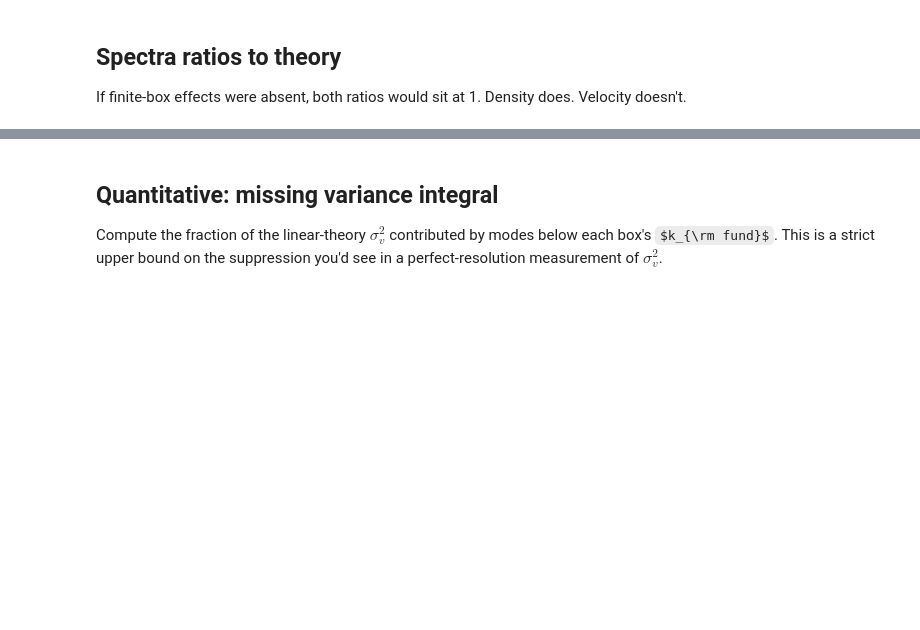
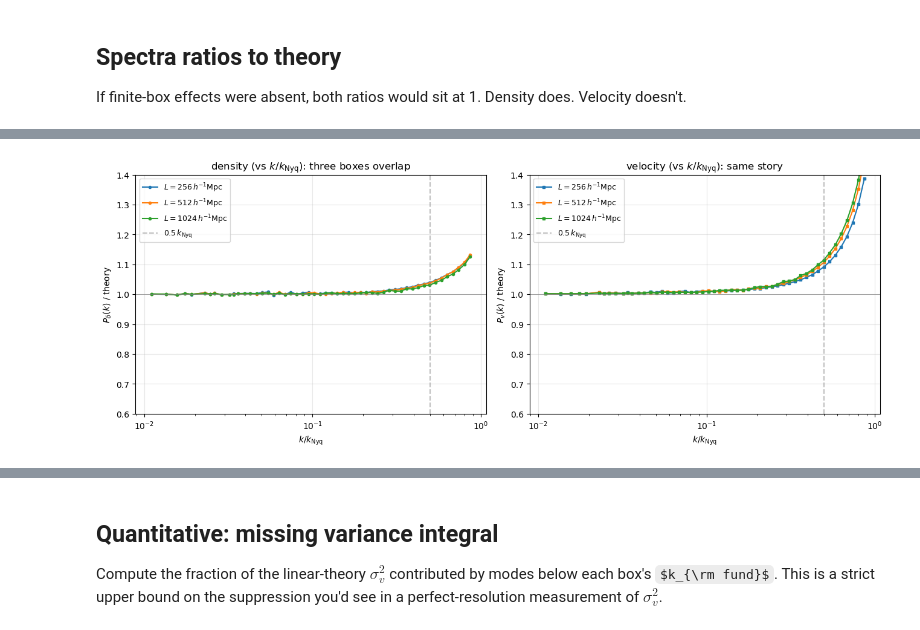
Before and after one commit to jeonggyukim/cosmo-sim, a Jupyter notebook: notebooks/02_box_size_sensitivity.ipynb, the cells around one changed output, grey strips where cells are left out. Cells and saved outputs as stored; diff of their text form; code cells hidden in the pictures; some formulas as TeX source; blank space fills up the shorter version.

```diff
--- a/notebooks/02_box_size_sensitivity.ipynb
+++ b/notebooks/02_box_size_sensitivity.ipynb
@@ -95,0 +104,26 @@ plt.show()
+# %%
+fig, ax = plt.subplots(1, 2, figsize=(13, 4.8), constrained_layout=True)
+
+for L, c in zip(BOXES, colors):
+    d = runs[L]
+    knyq = np.pi * (256 / L)                       # k_Nyq in h/Mpc
+    pk_th = th.Pk(d['pk']['k'])
+    pv_th = th.Pv(d['pv']['k'])
+    ax[0].semilogx(d['pk']['k']/knyq, d['pk']['P_raw']/pk_th, 'o-', color=c, ms=3,
+                   label=fr'$L={L}\,h^{{-1}}$Mpc')
+    ax[1].semilogx(d['pv']['k']/knyq, d['pv']['Pv_raw']/pv_th, 's-', color=c, ms=3,
+                   label=fr'$L={L}\,h^{{-1}}$Mpc')
+
+for a, lbl in zip(ax, [r'$P_\delta(k)$ / theory', r'$P_v(k)$ / theory']):
+    a.axhline(1, color='gray', lw=0.5)
+    a.axvline(0.5, color='gray', ls='--', alpha=0.5, label=r'$0.5\,k_{\rm Nyq}$')
+    a.set_xlabel(r'$k / k_{\rm Nyq}$')
+    a.set_ylabel(lbl)
+    a.set_ylim(0.6, 1.4)
+    a.legend(fontsize=9); a.grid(alpha=0.3)
+
+ax[0].set_title(r'density (vs $k/k_{\rm Nyq}$): three boxes overlap')
+ax[1].set_title(r'velocity (vs $k/k_{\rm Nyq}$): same story')
+plt.show()
+# %% [output]
+[figure, added]
```
Also changed, not shown: parts of 4 cells of this notebook.
